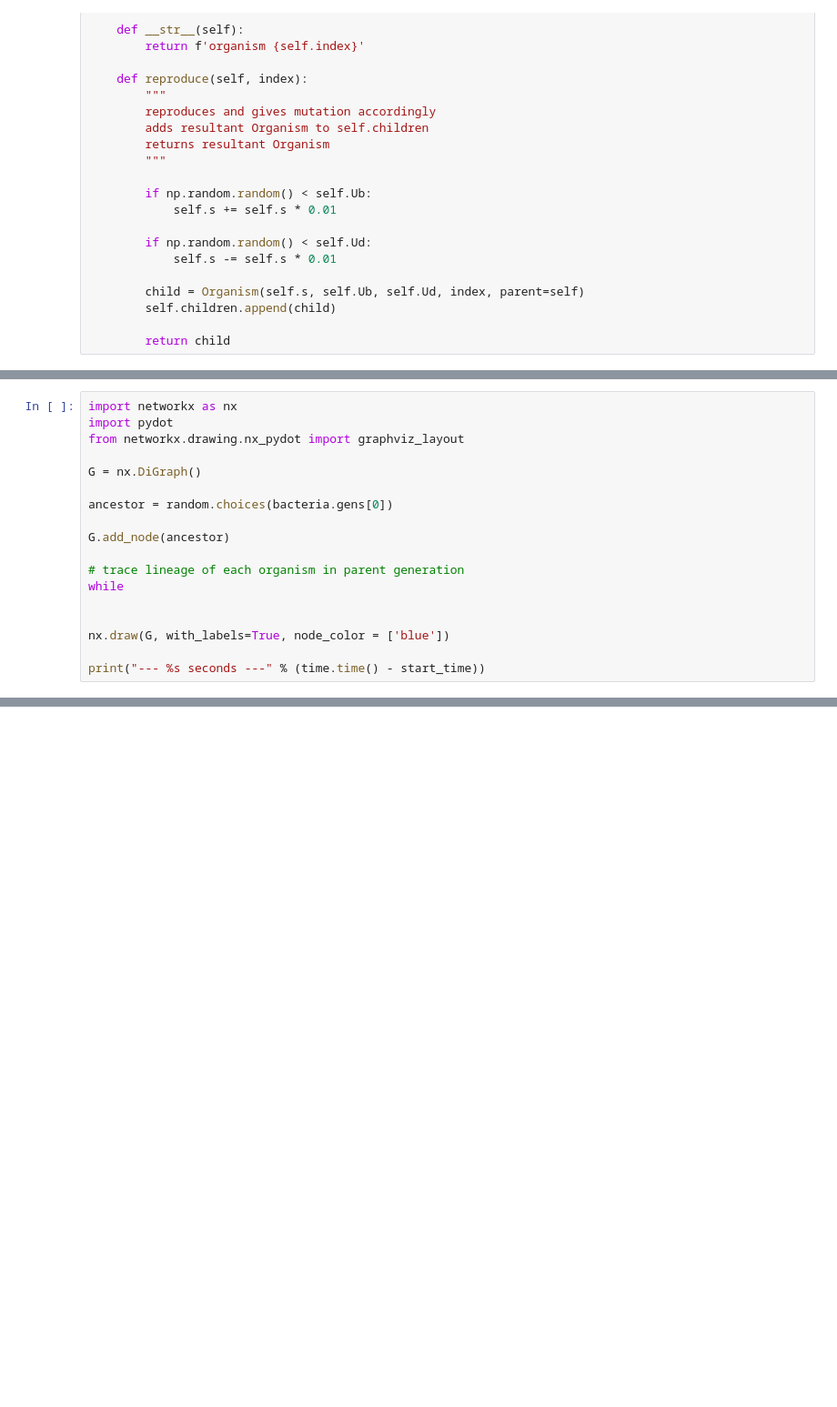
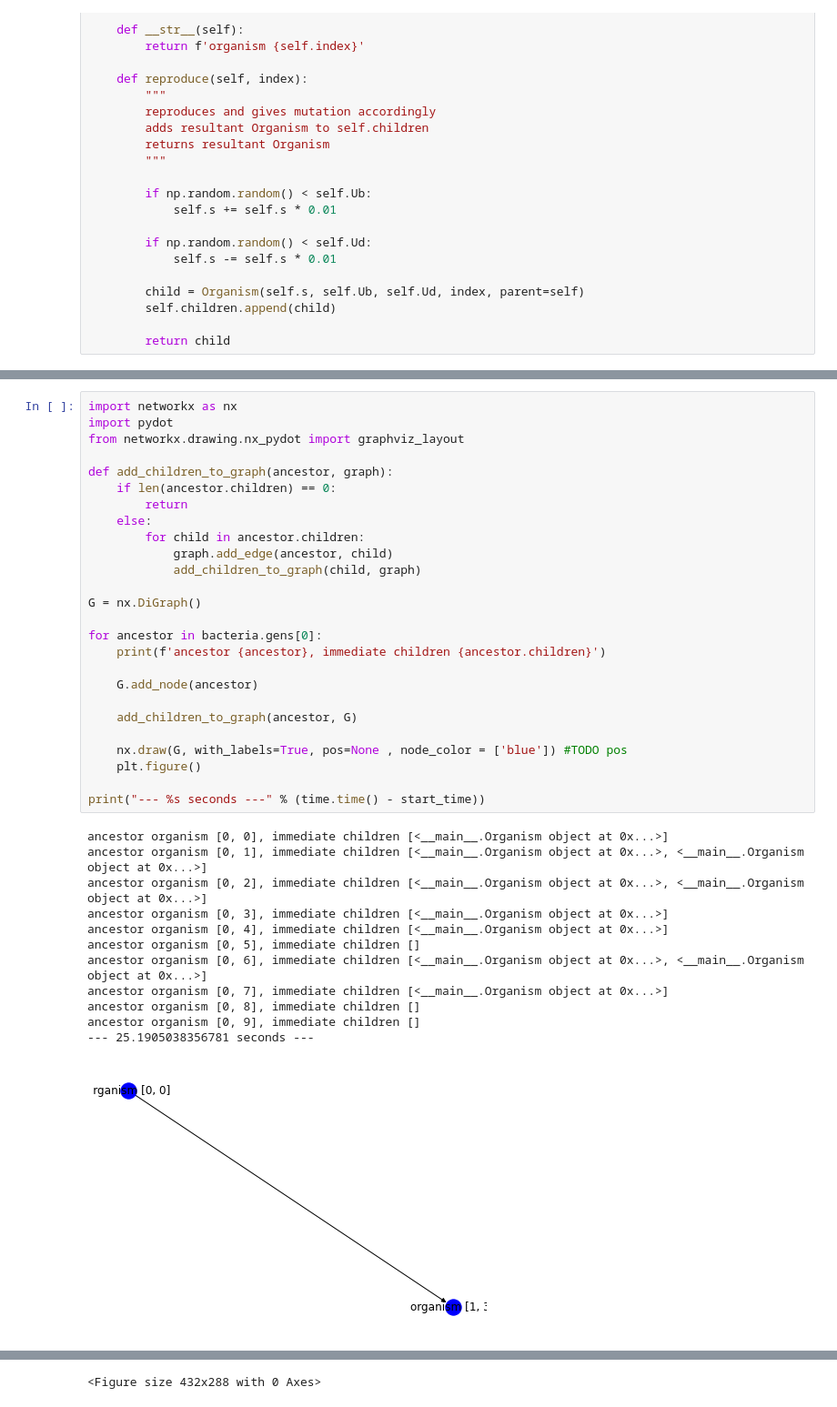
Before and after one commit to akshay-seetharam/Rapid-Adaptation-Simulation, a Jupyter notebook: rapid-adaptation.ipynb, the cells around one changed output, grey strips where cells are left out. Shown at 91% size. Drawn from its saved outputs; the diff is of its cells as text; blank space fills up the shorter version.

Commit message:
lineage tracing

```diff
--- a/rapid-adaptation.ipynb
+++ b/rapid-adaptation.ipynb
@@ -90,18 +90,39 @@ population with size 10, 100 generations, Ub 0.0001, Ud 0.001
 # %%
 import networkx as nx
 import pydot
 from networkx.drawing.nx_pydot import graphviz_layout
 
+def add_children_to_graph(ancestor, graph):
+    if len(ancestor.children) == 0:
+        return
+    else:
+        for child in ancestor.children:
+            graph.add_edge(ancestor, child)
+            add_children_to_graph(child, graph)
+
 G = nx.DiGraph()
 
-ancestor = random.choices(bacteria.gens[0])
+for ancestor in bacteria.gens[0]:
+    print(f'ancestor {ancestor}, immediate children {ancestor.children}')
 
-G.add_node(ancestor)
+    G.add_node(ancestor)
 
-# trace lineage of each organism in parent generation
-while
+    add_children_to_graph(ancestor, G)
 
-
-nx.draw(G, with_labels=True, node_color = ['blue'])
+    nx.draw(G, with_labels=True, pos=None , node_color = ['blue']) #TODO pos
+    plt.figure()
 
 print("--- %s seconds ---" % (time.time() - start_time))
+# %% [output]
+ancestor organism [0, 0], immediate children [<__main__.Organism object at 0x...>]
+ancestor organism [0, 1], immediate children [<__main__.Organism object at 0x...>, <__main__.Organism object at 0x...>]
+ancestor organism [0, 2], immediate children [<__main__.Organism object at 0x...>, <__main__.Organism object at 0x...>]
+ancestor organism [0, 3], immediate children [<__main__.Organism object at 0x...>]
+ancestor organism [0, 4], immediate children [<__main__.Organism object at 0x...>]
+ancestor organism [0, 5], immediate children []
+ancestor organism [0, 6], immediate children [<__main__.Organism object at 0x...>, <__main__.Organism object at 0x...>]
+ancestor organism [0, 7], immediate children [<__main__.Organism object at 0x...>]
+ancestor organism [0, 8], immediate children []
+ancestor organism [0, 9], immediate children []
+--- 25.1905038356781 seconds ---
+[figure, added]
@@ -107,0 +138 @@ print("--- %s seconds ---" % (time.time() - start_time))
+<Figure size 432x288 with 0 Axes>
```
Also changed, not shown: parts of 2 cells of this notebook.
